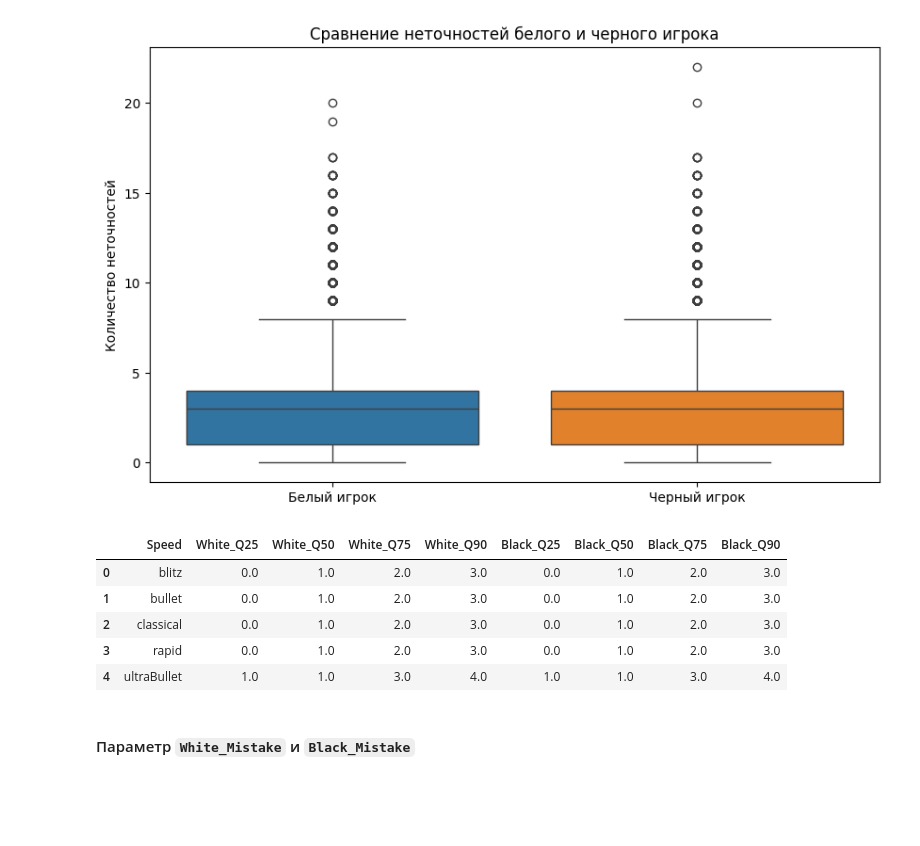
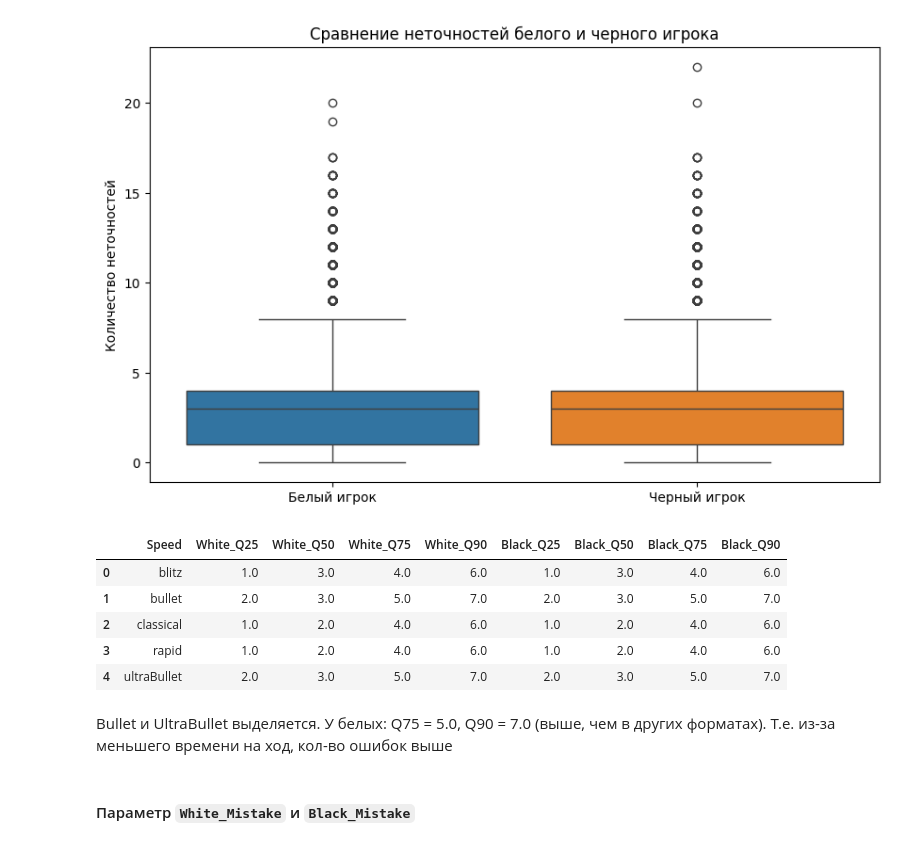
Before and after one commit to Alisa-Shikanyan/ABD-3-chess, a Jupyter notebook: EDA.ipynb, the cells around one changed output. Drawn from its saved outputs; the diff is of its cells as text; code cells hidden in the pictures; blank space fills up the shorter version.

Commit message:
Fixed Inaccuracy and added conclusions Innacuracy

```diff
--- a/EDA.ipynb
+++ b/EDA.ipynb
@@ -756,24 +752,24 @@ plt.show()
 # %% [output]
 [figure]
 # %%
-quantiles_white_inaccuracy = df.groupby('Speed')['White_Mistake'].quantile(
+quantiles_white_inaccuracy = df.groupby('Speed')['White_Inaccuracy'].quantile(
     [0.25, 0.5, 0.75, 0.9]).unstack().reset_index()
 quantiles_white_inaccuracy.columns = [
     'Speed', 'White_Q25', 'White_Q50', 'White_Q75', 'White_Q90']
 
-quantiles_black_inaccuracy = df.groupby('Speed')['Black_Mistake'].quantile(
+quantiles_black_inaccuracy = df.groupby('Speed')['Black_Inaccuracy'].quantile(
     [0.25, 0.5, 0.75, 0.9]).unstack().reset_index()
 quantiles_black_inaccuracy.columns = [
     'Speed', 'Black_Q25', 'Black_Q50', 'Black_Q75', 'Black_Q90'
 ]
 
 quantiles_mistakes = pd.merge(
     quantiles_white_inaccuracy, quantiles_black_inaccuracy, on='Speed')
 quantiles_mistakes
 # %% [output]
 |  | Speed | White_Q25 | White_Q50 | White_Q75 | White_Q90 | Black_Q25 | Black_Q50 | Black_Q75 | Black_Q90 |
-| 0 | blitz | 0.0 | 1.0 | 2.0 | 3.0 | 0.0 | 1.0 | 2.0 | 3.0 |
-| 1 | bullet | 0.0 | 1.0 | 2.0 | 3.0 | 0.0 | 1.0 | 2.0 | 3.0 |
-| 2 | classical | 0.0 | 1.0 | 2.0 | 3.0 | 0.0 | 1.0 | 2.0 | 3.0 |
-| 3 | rapid | 0.0 | 1.0 | 2.0 | 3.0 | 0.0 | 1.0 | 2.0 | 3.0 |
-| 4 | ultraBullet | 1.0 | 1.0 | 3.0 | 4.0 | 1.0 | 1.0 | 3.0 | 4.0 |
+| 0 | blitz | 1.0 | 3.0 | 4.0 | 6.0 | 1.0 | 3.0 | 4.0 | 6.0 |
+| 1 | bullet | 2.0 | 3.0 | 5.0 | 7.0 | 2.0 | 3.0 | 5.0 | 7.0 |
+| 2 | classical | 1.0 | 2.0 | 4.0 | 6.0 | 1.0 | 2.0 | 4.0 | 6.0 |
+| 3 | rapid | 1.0 | 2.0 | 4.0 | 6.0 | 1.0 | 2.0 | 4.0 | 6.0 |
+| 4 | ultraBullet | 2.0 | 3.0 | 5.0 | 7.0 | 2.0 | 3.0 | 5.0 | 7.0 |
@@ -782,3 +776,5 @@ quantiles_mistakes
+# %% [markdown]
+Bullet и UltraBullet выделяется. У белых: Q75 = 5.0, Q90 = 7.0 (выше, чем в других форматах). Т.е. из-за меньшего времени на ход, кол-во ошибок выше
 # %% [markdown]
 #### Параметр `White_Mistake` и `Black_Mistake`
 # %% [markdown]
```
Also changed, not shown: parts of 11 cells of this notebook.
